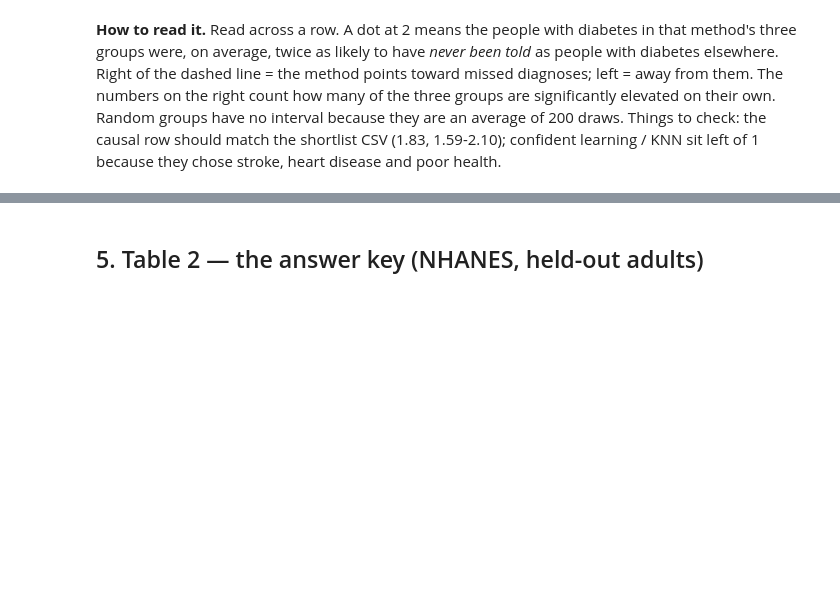
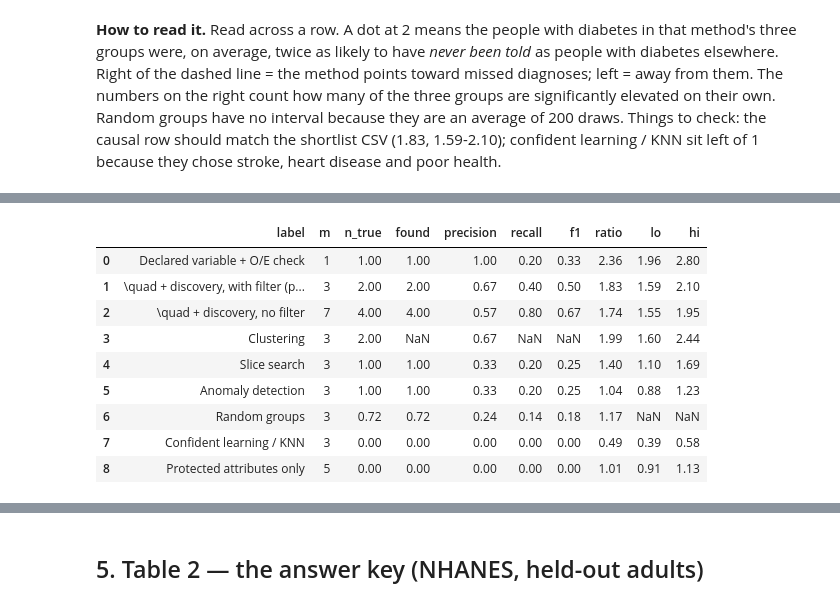
Before and after one commit to jpadela1/data_label_integrity, a Jupyter notebook: code/09_paper_figures_discovery.ipynb, the cells around one changed output, grey strips where cells are left out. Saved outputs shown, nothing was run; the diff lists cells and outputs as text; code cells hidden in the pictures; blank space fills up the shorter version.

```diff
--- a/code/09_paper_figures_discovery.ipynb
+++ b/code/09_paper_figures_discovery.ipynb
@@ -334,0 +343,85 @@ health.
+# %%
+# ---- Precision, recall and F1 of each short list against the answer key (added Nov 13, 2026) ----
+# Answer key  = the single-attribute groups that are truly under-recorded on the held-out adults (Table "answer key").
+# Precision   = truly under-recorded groups on the list / groups on the list
+# Recall      = answer-key groups that the list names / answer-key groups
+# F1          = 2 * precision * recall / (precision + recall)
+# Clustering returns unnamed clusters, not answer-key groups, so it gets precision only.
+# Random selection is the mean of 200 draws; its recall and F1 are computed from that mean.
+key_groups = list(nh_uni[nh_uni.p_holm < 0.05].group)
+N_KEY = len(key_groups)
+
+_a = read("08_ground_truth_shortlist.csv")
+_b = read("08_ground_truth_shortlist_extra.csv").rename(columns={"list": "method"})
+_b = _b[_b.method != "causal (proposed): O/E flags"].copy()
+_b["share_truly_elevated"] = _b.truly_elevated / _b.m
+_all = pd.concat([_a, _b[["method", "m", "groups", "share_truly_elevated", "mean_missed_ratio", "ratio_ci"]]],
+                 ignore_index=True).set_index("method")
+
+# 1st item = the row's name in the results files. Never change it: it is how the row is looked up.
+# 2nd item = macro suffix (letters only). 3rd item = the text printed in the table: change this one freely.
+PRF_ROWS = [
+    ("ablation: declared variable only",     "Decl",   "Declared variable + O/E check",          "ours"),
+    ("causal (proposed): O/E flags",         "Causal", "\\quad + discovery, with filter (proposed)", "ours"),
+    ("ablation: O/E without the graph rule", "NoRule", "\\quad + discovery, no filter",       "ours"),
+    ("clustering (top m)",                   "Clu",    "Clustering",                              "existing"),
+    ("slice search",                         "Slice",  "Slice search",                            "existing"),
+    ("anomaly detection",                    "Anom",   "Anomaly detection",                       "existing"),
+    ("random (mean of 200)",                 "Rand",   "Random groups",                           "existing"),
+    ("confident learning",                   "CL",     "Confident learning / KNN",                "existing"),
+    ("protected only (all its groups)",      "Prot",   "Protected attributes only",               "existing"),
+]
+assert _all.loc["confident learning", "groups"] == _all.loc["KNN disagreement", "groups"], \
+    "confident learning and KNN no longer pick the same groups: give them separate rows"
+
+prf = []
+for method, suf, label, block in PRF_ROWS:
+    r = _all.loc[method]
+    m = int(r.m)
+    n_true = float(r.share_truly_elevated) * m                 # truly under-recorded groups on the list
+    if method.startswith("random"):
+        found = n_true                                         # random draws come from the same single-attribute groups
+    elif method.startswith("clustering"):
+        found = np.nan                                         # clusters are not answer-key groups
+    else:
+        listed = [g.strip() for g in str(r.groups).split(";")]
+        found = len(set(listed) & set(key_groups))
+        assert abs(found - n_true) < 1e-9, f"{method}: {found} answer-key groups named but {n_true} scored as elevated"
+    prec = n_true / m
+    rec = found / N_KEY
+    f1 = 0.0 if (prec + rec) == 0 else 2 * prec * rec / (prec + rec)
+    lo, hi = lohi(r.ratio_ci) if isinstance(r.ratio_ci, str) else (np.nan, np.nan)
+    prf.append(dict(method=method, suf=suf, label=label, block=block, m=m, n_true=n_true, found=found,
+                    precision=prec, recall=rec, f1=f1, ratio=float(r.mean_missed_ratio), lo=lo, hi=hi))
+prf = pd.DataFrame(prf)
+
+# ---- macros (picked up by section 8) ----
+def _cnt(x):
+    return "--" if pd.isna(x) else (f"{x:.0f}" if abs(x - round(x)) < 1e-9 else f"{x:.1f}")
+def _f(x):
+    return "--" if pd.isna(x) else f"{x:.2f}"
+PRF_M = {"DSkeyN": str(N_KEY)}
+for r in prf.itertuples():
+    PRF_M[f"DSprec{r.suf}"] = _f(r.precision)
+    PRF_M[f"DSrec{r.suf}"] = _f(r.recall)
+    PRF_M[f"DSfone{r.suf}"] = _f(r.f1)
+    PRF_M[f"DSfound{r.suf}"] = _cnt(r.found)
+_named = prf[(prf.block == "existing") & prf.f1.notna()]
+PRF_M["DSfoneBestExisting"] = _f(_named.f1.max())             # best F1 among existing methods that return named groups
+PRF_M["DSfoundBestExisting"] = _cnt(_named.found.max())
+
+# ---- the LaTeX table ----
+def _row(r):
+    ci = f"{r.ratio:.2f}" if pd.isna(r.lo) else f"{r.ratio:.2f} ({r.lo:.2f}--{r.hi:.2f})"
+    return (f"{r.label} & {r.m} & {_cnt(r.n_true)} & {_f(r.precision)} & {_f(r.recall)} & {_f(r.f1)} & {ci} \\\\")
+ours = "\n".join(_row(r) for r in prf[prf.block == "ours"].itertuples())
+exist = "\n".join(_row(r) for r in prf[prf.block == "existing"].itertuples())
+tex = ("{\\setlength{\\tabcolsep}{2.6pt}\n\\begin{tabular}{@{}lrrrrrl@{}}\n\\toprule\n"
+       "Short list & \\shortstack[r]{Groups\\\\listed} & \\shortstack[r]{Truly\\\\under-rec.} & Prec. & Rec. & F1 & "
+       "\\shortstack[l]{Mean rate\\\\ratio (95\\% CI)} \\\\\n\\midrule\n"
+       "\\multicolumn{7}{@{}l}{\\emph{Proposed approach}} \\\\\n" + ours + "\n\\midrule\n"
+       "\\multicolumn{7}{@{}l}{\\emph{Existing methods}} \\\\\n" + exist + "\n\\bottomrule\n\\end{tabular}}\n")
+(OUT / "tab_prf.tex").write_text(tex, encoding="utf-8")
+print(tex)
+prf[["label", "m", "n_true", "found", "precision", "recall", "f1", "ratio", "lo", "hi"]].round(2)
+# %% [output]
@@ -334,0 +447,10 @@ health.
+|  | label | m | n_true | found | precision | recall | f1 | ratio | lo | hi |
+| 0 | Declared variable + O/E check | 1 | 1.00 | 1.00 | 1.00 | 0.20 | 0.33 | 2.36 | 1.96 | 2.80 |
+| 1 | \quad + discovery, with filter (p... | 3 | 2.00 | 2.00 | 0.67 | 0.40 | 0.50 | 1.83 | 1.59 | 2.10 |
+| 2 | \quad + discovery, no filter | 7 | 4.00 | 4.00 | 0.57 | 0.80 | 0.67 | 1.74 | 1.55 | 1.95 |
+| 3 | Clustering | 3 | 2.00 | NaN | 0.67 | NaN | NaN | 1.99 | 1.60 | 2.44 |
+| 4 | Slice search | 3 | 1.00 | 1.00 | 0.33 | 0.20 | 0.25 | 1.40 | 1.10 | 1.69 |
+| 5 | Anomaly detection | 3 | 1.00 | 1.00 | 0.33 | 0.20 | 0.25 | 1.04 | 0.88 | 1.23 |
+| 6 | Random groups | 3 | 0.72 | 0.72 | 0.24 | 0.14 | 0.18 | 1.17 | NaN | NaN |
+| 7 | Confident learning / KNN | 3 | 0.00 | 0.00 | 0.00 | 0.00 | 0.00 | 0.49 | 0.39 | 0.58 |
+| 8 | Protected attributes only | 5 | 0.00 | 0.00 | 0.00 | 0.00 | 0.00 | 1.01 | 0.91 | 1.13 |
```
Also changed, not shown: parts of 12 cells of this notebook.
